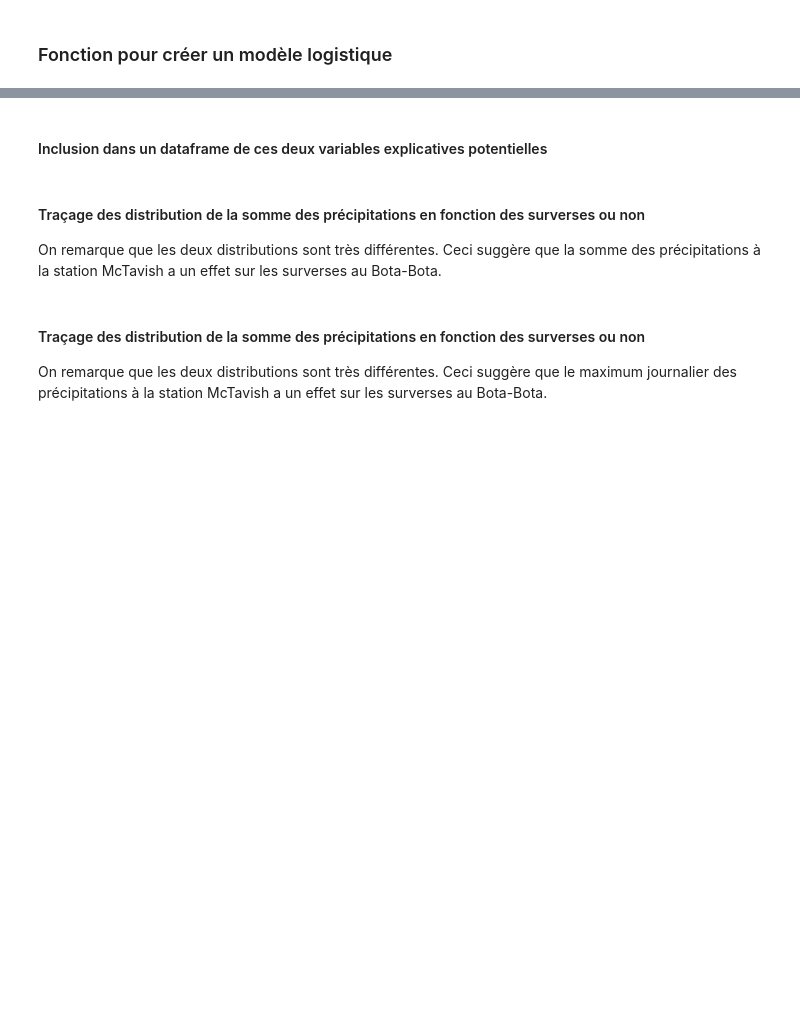
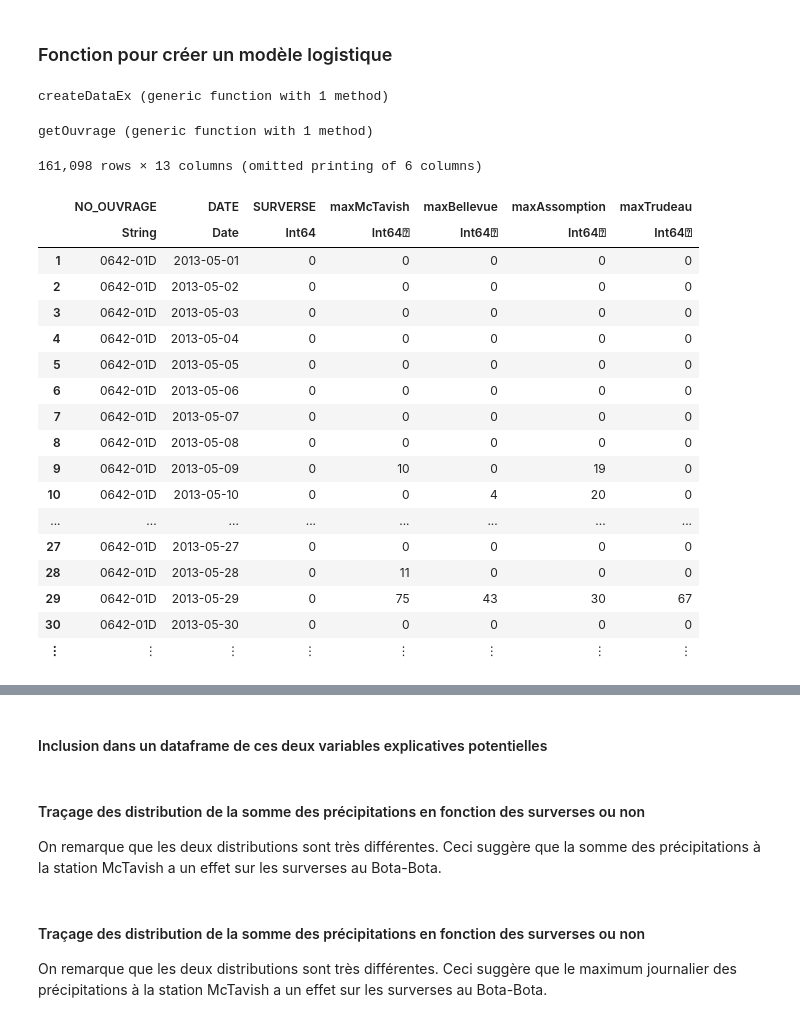
Before and after one commit to SamuelA-L/Prob-et-Stats-IA, a Jupyter notebook: ProjetA19.ipynb, the cells around one changed output, grey strips where cells are left out. Drawn from its saved outputs; the diff is of its cells as text; code cells hidden in the pictures; blank space fills up the shorter version.

```diff
--- a/ProjetA19.ipynb
+++ b/ProjetA19.ipynb
@@ -418,0 +502,65 @@ end
+# %%
+#fonction générique pour former un dataframe contenant les variables explicatives
+# Array of data contient les dataframes des va explicatives
+#list_of_va contient le type des données i.e ["sum" "max" ...]
+# surverse contient les données de surverse
+function createDataEx(array_of_data, list_of_va, surverse)
+    df = surverse
+
+    for va in 1:length(list_of_va)
+        array = array_of_data[va]
+        McTavish = Array{Union{Missing, Int64}}(missing, size(df,1))
+        Bellevue = Array{Union{Missing, Int64}}(missing, size(df,1))
+        Assomption = Array{Union{Missing, Int64}}(missing, size(df,1))
+        Trudeau = Array{Union{Missing, Int64}}(missing, size(df,1))
+        StHubert = Array{Union{Missing, Int64}}(missing, size(df,1))
+
+        for i=1:size(df,1)
+            ind = findfirst(array[:,:date] .== df[i,:DATE])
+            McTavish[i] = array[ind,:McTavish]
+            Bellevue[i] = array[ind,:Bellevue]
+            Assomption[i] = array[ind,:Assomption]
+            Trudeau[i] = array[ind,:Trudeau]
+            StHubert[i] = array[ind,:StHubert]
+        end
+
+        df[!,Symbol(list_of_va[va] * "McTavish")] = McTavish
+        df[!,Symbol(list_of_va[va] * "Bellevue")] = Bellevue
+        df[!,Symbol(list_of_va[va] * "Assomption")] = Assomption
+        df[!,Symbol(list_of_va[va] * "Trudeau")] = Trudeau
+        df[!,Symbol(list_of_va[va] * "StHubert")] = StHubert
+    end
+
+    return df
+end
+# %% [output]
+createDataEx (generic function with 1 method)
+# %%
+#fonction pour filtrer un dataframe selon l<ouvrage
+function getOuvrage(data, ouvrage)
+    return filter(row -> row.NO_OUVRAGE == ouvrage, data)
+end
+# %% [output]
+getOuvrage (generic function with 1 method)
+# %%
+createDataEx([ pcp_max, pcp_sum], ["max" "sum"], surverse_df)
+# %% [output]
+161,098 rows × 13 columns (omitted printing of 6 columns)
+|  | NO_OUVRAGE | DATE | SURVERSE | maxMcTavish | maxBellevue | maxAssomption | maxTrudeau |
+|  | String | Date | Int64 | Int64⍰ | Int64⍰ | Int64⍰ | Int64⍰ |
+| 1 | 0642-01D | 2013-05-01 | 0 | 0 | 0 | 0 | 0 |
+| 2 | 0642-01D | 2013-05-02 | 0 | 0 | 0 | 0 | 0 |
+| 3 | 0642-01D | 2013-05-03 | 0 | 0 | 0 | 0 | 0 |
+| 4 | 0642-01D | 2013-05-04 | 0 | 0 | 0 | 0 | 0 |
+| 5 | 0642-01D | 2013-05-05 | 0 | 0 | 0 | 0 | 0 |
+| 6 | 0642-01D | 2013-05-06 | 0 | 0 | 0 | 0 | 0 |
+| 7 | 0642-01D | 2013-05-07 | 0 | 0 | 0 | 0 | 0 |
+| 8 | 0642-01D | 2013-05-08 | 0 | 0 | 0 | 0 | 0 |
+| 9 | 0642-01D | 2013-05-09 | 0 | 10 | 0 | 19 | 0 |
+| 10 | 0642-01D | 2013-05-10 | 0 | 0 | 4 | 20 | 0 |
+| ... | ... | ... | ... | ... | ... | ... | ... |
+| 27 | 0642-01D | 2013-05-27 | 0 | 0 | 0 | 0 | 0 |
+| 28 | 0642-01D | 2013-05-28 | 0 | 11 | 0 | 0 | 0 |
+| 29 | 0642-01D | 2013-05-29 | 0 | 75 | 43 | 30 | 67 |
+| 30 | 0642-01D | 2013-05-30 | 0 | 0 | 0 | 0 | 0 |
+| ⋮ | ⋮ | ⋮ | ⋮ | ⋮ | ⋮ | ⋮ | ⋮ |
```
Also changed, not shown: parts of 35 cells of this notebook, 2 other files.
